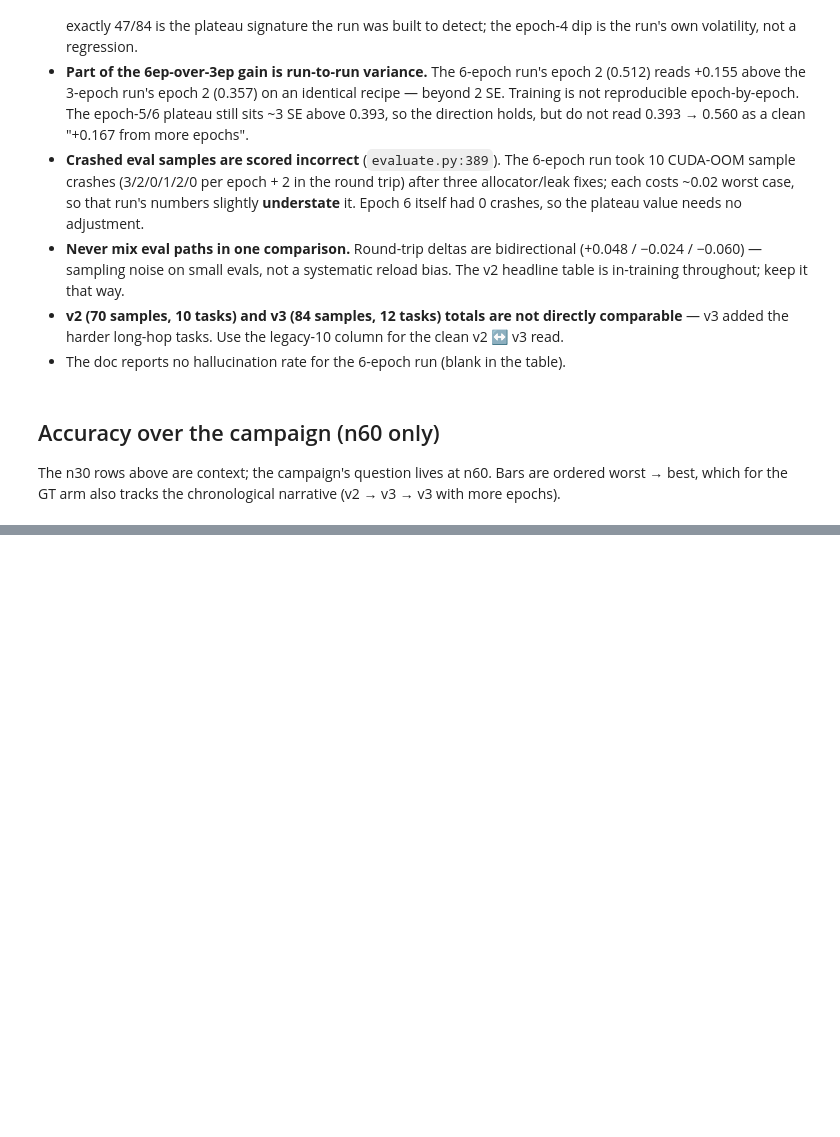
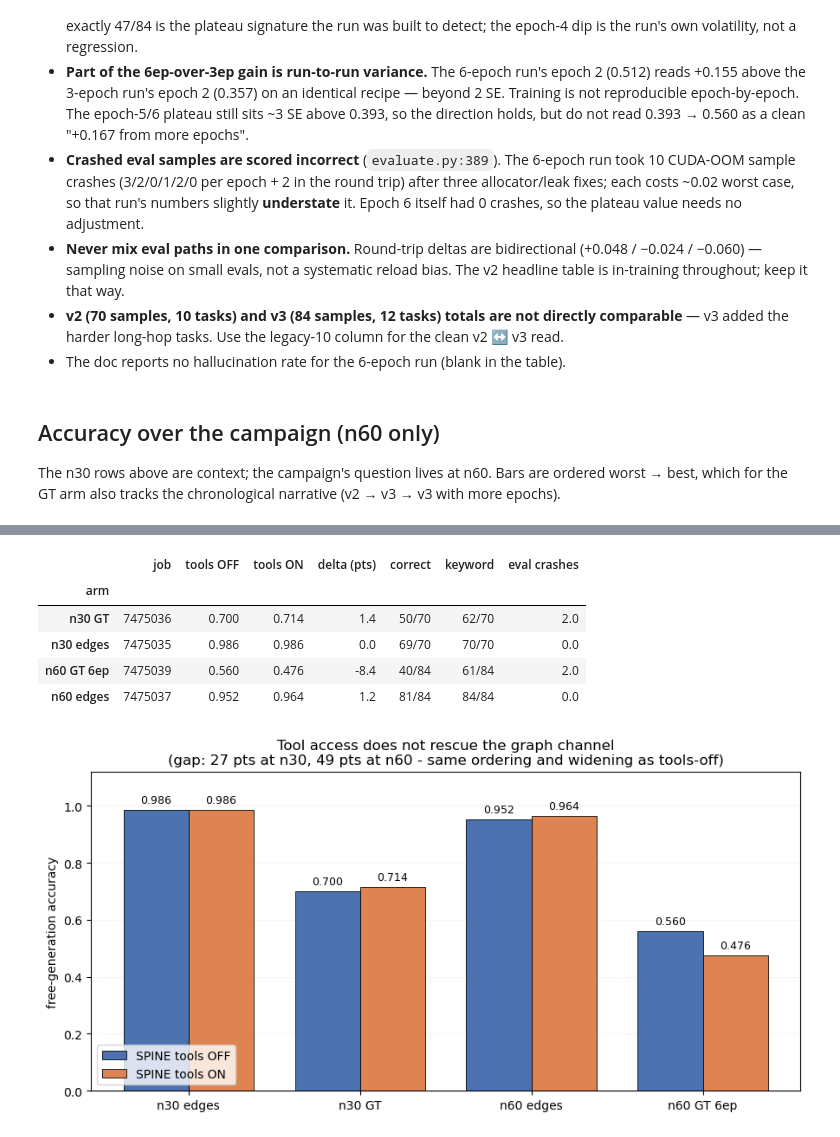
Before and after one commit to jotaporras/GREP, a Jupyter notebook: notebooks/2026-08-10 e14_scaling_accuracy_summary.ipynb, the cells around one changed output, grey strips where cells are left out. Drawn from its saved outputs; the diff is of its cells as text; code cells hidden in the pictures; blank space fills up the shorter version.

```diff
--- a/notebooks/2026-08-10 e14_scaling_accuracy_summary.ipynb
+++ b/notebooks/2026-08-10 e14_scaling_accuracy_summary.ipynb
@@ -199,3 +244,49 @@ plt.show()
+# %%
+# Tools-off vs tools-on, for the 4 arms re-run in the SPINE batch.
+# Built from RUNS (not the projected df) so the SPINE detail columns are available.
+spine = pd.DataFrame(RUNS)
+spine = spine[spine["spine_acc"].notna()].copy()
+spine["short"] = (spine["label"].str.replace(r"^v[23] ", "", regex=True)
+                                .str.replace(" 3ep", "", regex=False))
+spine["delta"] = ((spine["spine_acc"] - spine["final_acc"]) * 100).round(1)
+
+detail = spine[["short", "spine_job", "final_acc", "spine_acc", "delta",
+                "spine_correct", "spine_keyword", "spine_errors"]].rename(columns={
+    "short": "arm", "spine_job": "job", "final_acc": "tools OFF", "spine_acc": "tools ON",
+    "delta": "delta (pts)", "spine_correct": "correct", "spine_keyword": "keyword",
+    "spine_errors": "eval crashes"}).set_index("arm")
+display(detail)
+
+order = ["n30 edges", "n30 GT", "n60 edges", "n60 GT 6ep"]
+p = spine.set_index("short").loc[order]
+x = range(len(order))
+w = 0.38
+fig, ax = plt.subplots(figsize=(9, 4.6))
+b1 = ax.bar([i - w/2 for i in x], p["final_acc"], w, label="SPINE tools OFF",
+            color="#4C72B0", edgecolor="black", linewidth=0.6)
+b2 = ax.bar([i + w/2 for i in x], p["spine_acc"], w, label="SPINE tools ON",
+            color="#DD8452", edgecolor="black", linewidth=0.6)
+for bars in (b1, b2):
+    for bar in bars:
+        ax.text(bar.get_x() + bar.get_width()/2, bar.get_height() + 0.015,
+                f"{bar.get_height():.3f}", ha="center", va="bottom", fontsize=9)
+ax.set_xticks(list(x)); ax.set_xticklabels(order)
+ax.set_ylabel("free-generation accuracy"); ax.set_ylim(0, 1.12)
+ax.set_title("Tool access does not rescue the graph channel\n"
+             "(gap: 27 pts at n30, 49 pts at n60 - same ordering and widening as tools-off)")
+ax.legend(loc="lower left", frameon=True)
+ax.grid(axis="y", alpha=0.3, linestyle=":")
+ax.set_axisbelow(True)
+plt.tight_layout()
+plt.show()
+# %% [output]
+|  | job | tools OFF | tools ON | delta (pts) | correct | keyword | eval crashes |
+| arm |  |  |  |  |  |  |  |
+| n30 GT | 7475036 | 0.700 | 0.714 | 1.4 | 50/70 | 62/70 | 2.0 |
+| n30 edges | 7475035 | 0.986 | 0.986 | 0.0 | 69/70 | 70/70 | 0.0 |
+| n60 GT 6ep | 7475039 | 0.560 | 0.476 | -8.4 | 40/84 | 61/84 | 2.0 |
+| n60 edges | 7475037 | 0.952 | 0.964 | 1.2 | 81/84 | 84/84 | 0.0 |
+[figure, added]
 # %% [markdown]
 ## Takeaways
 
```
Also changed, not shown: parts of 6 cells of this notebook, 3 other files.
